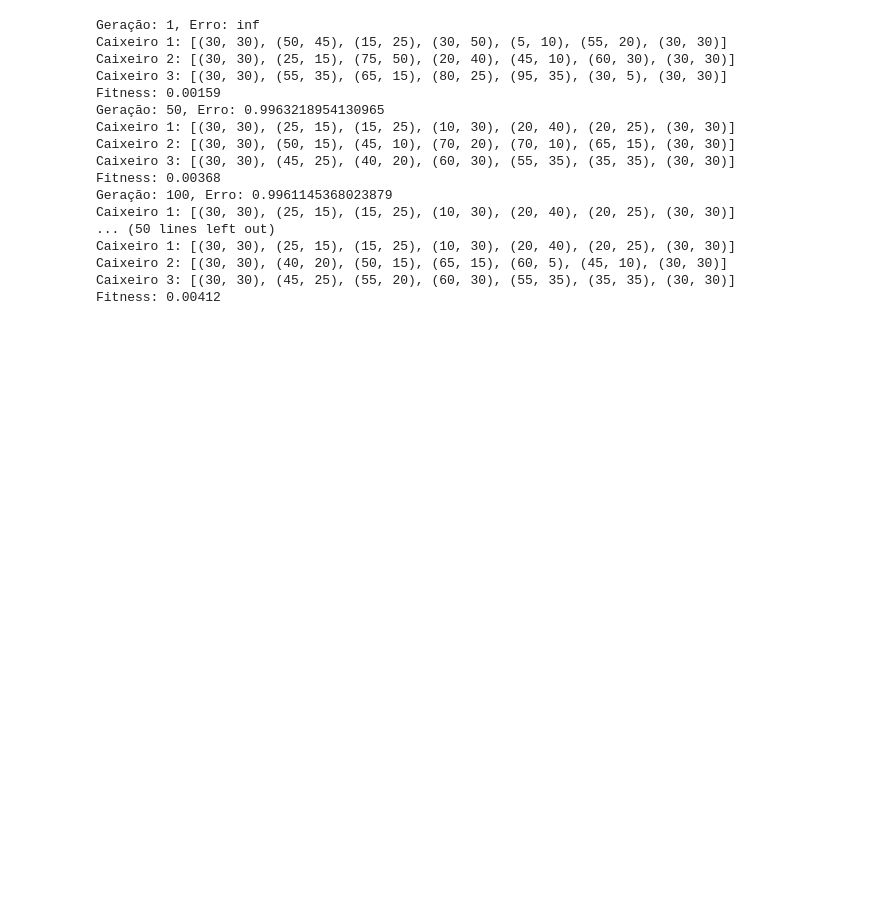
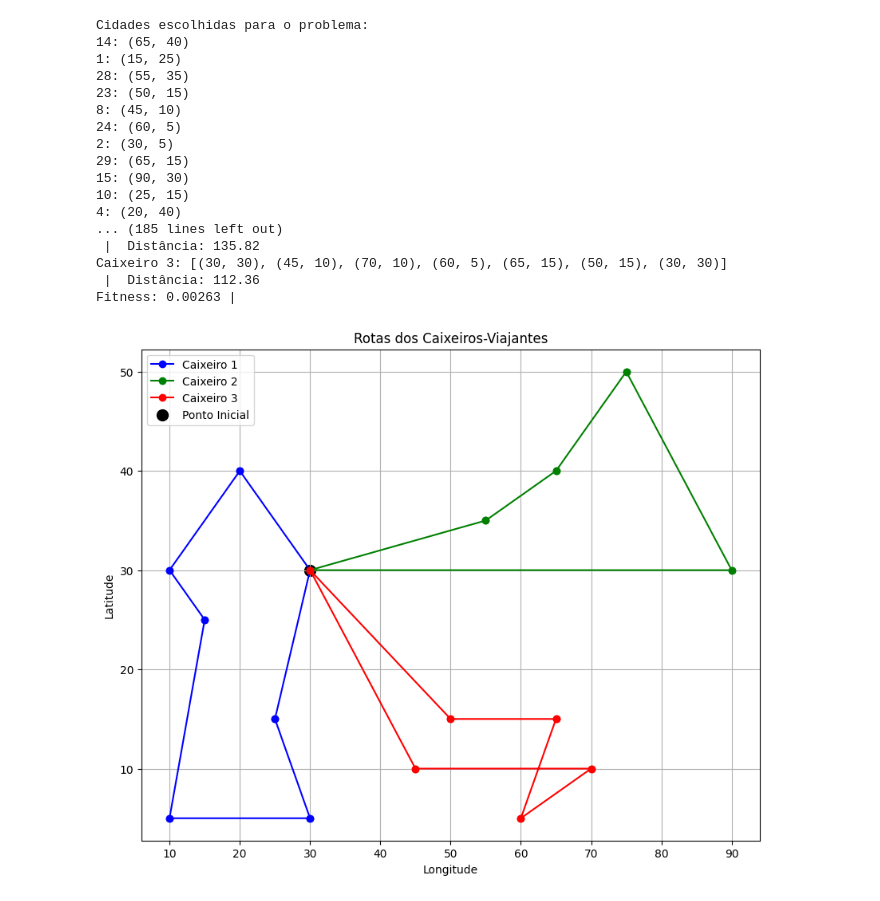
Before and after one commit to msilva011/EP_2--Algoritmo_Genetico, a Jupyter notebook: EP_2-Caixeiros.ipynb, the cells around one changed output. Cells and saved outputs as stored; diff of their text form; code cells hidden in the pictures; blank space fills up the shorter version.

```diff
--- a/EP_2-Caixeiros.ipynb
+++ b/EP_2-Caixeiros.ipynb
@@ -139,27 +200,61 @@ class AlgoritmoGeneticoPopulacao:
         return self.populacao.top_individuo()
+# %%
+def plotar_rotas(individuo):
+    cores = ['blue', 'green', 'red']
+    plt.figure(figsize=(10, 8))
+
+    for i, rota in enumerate(individuo.rotas):
+        coords = [individuo.ponto_inicial] + [individuo.cidades[idx] for idx in rota] + [individuo.ponto_inicial]
+        x, y = zip(*coords)
+        plt.plot(x, y, marker='o', color=cores[i], label=f"Caixeiro {i + 1}")
+        for ponto in coords:
+            plt.scatter(*ponto, color=cores[i])
+
+    plt.scatter(*individuo.ponto_inicial, color='black', s=100, label="Ponto Inicial")
+    plt.title("Rotas dos Caixeiros-Viajantes")
+    plt.xlabel("Longitude")
+    plt.ylabel("Latitude")
+    plt.legend()
+    plt.grid(True)
+    plt.show()
 # %%
 if __name__ == "__main__":
-    pop = Populacao(tamanho_populacao=10)
+    indices_escolhidos = random.sample(range(len(cidades)), cidades_visitadas)
+
+    print("Cidades escolhidas para o problema:")
+    for idx in indices_escolhidos:
+        print(f"{idx}: {cidades[idx]}")
+
+    pop = Populacao(
+        tamanho_populacao=50,
+        cidades=cidades,
+        ponto_inicial=ponto_inicial,
+        cidades_escolhidas=indices_escolhidos
+    )
     pop.inicializacao()
+
     ag = AlgoritmoGeneticoPopulacao(pop)
-    melhor = ag.rodar(max_geracoes=500, imprimir_em_geracoes=50, erro_min=0.001)
+    melhor = ag.rodar(max_geracoes=1000, imprimir_em_geracoes=50, erro_min=0.001)
+
     print("\nMelhor solução encontrada:")
     print(melhor.imprime())
+    plotar_rotas(melhor)
 # %% [output]
-Geração: 1, Erro: inf
-Caixeiro 1: [(30, 30), (50, 45), (15, 25), (30, 50), (5, 10), (55, 20), (30, 30)]
-Caixeiro 2: [(30, 30), (25, 15), (75, 50), (20, 40), (45, 10), (60, 30), (30, 30)]
-Caixeiro 3: [(30, 30), (55, 35), (65, 15), (80, 25), (95, 35), (30, 5), (30, 30)]
-Fitness: 0.00159
-Geração: 50, Erro: 0.9963218954130965
-Caixeiro 1: [(30, 30), (25, 15), (15, 25), (10, 30), (20, 40), (20, 25), (30, 30)]
-Caixeiro 2: [(30, 30), (50, 15), (45, 10), (70, 20), (70, 10), (65, 15), (30, 30)]
-Caixeiro 3: [(30, 30), (45, 25), (40, 20), (60, 30), (55, 35), (35, 35), (30, 30)]
-Fitness: 0.00368
-Geração: 100, Erro: 0.9961145368023879
-Caixeiro 1: [(30, 30), (25, 15), (15, 25), (10, 30), (20, 40), (20, 25), (30, 30)]
-... (50 lines left out)
-Caixeiro 1: [(30, 30), (25, 15), (15, 25), (10, 30), (20, 40), (20, 25), (30, 30)]
-Caixeiro 2: [(30, 30), (40, 20), (50, 15), (65, 15), (60, 5), (45, 10), (30, 30)]
-Caixeiro 3: [(30, 30), (45, 25), (55, 20), (60, 30), (55, 35), (35, 35), (30, 30)]
-Fitness: 0.00412
+Cidades escolhidas para o problema:
+14: (65, 40)
+1: (15, 25)
+28: (55, 35)
+23: (50, 15)
+8: (45, 10)
+24: (60, 5)
+2: (30, 5)
+29: (65, 15)
+15: (90, 30)
+10: (25, 15)
+4: (20, 40)
+... (185 lines left out)
+ |  Distância: 135.82
+Caixeiro 3: [(30, 30), (45, 10), (70, 10), (60, 5), (65, 15), (50, 15), (30, 30)]
+ |  Distância: 112.36
+Fitness: 0.00263 |
+[figure, added]
```
Also changed, not shown: parts of 5 cells of this notebook.
